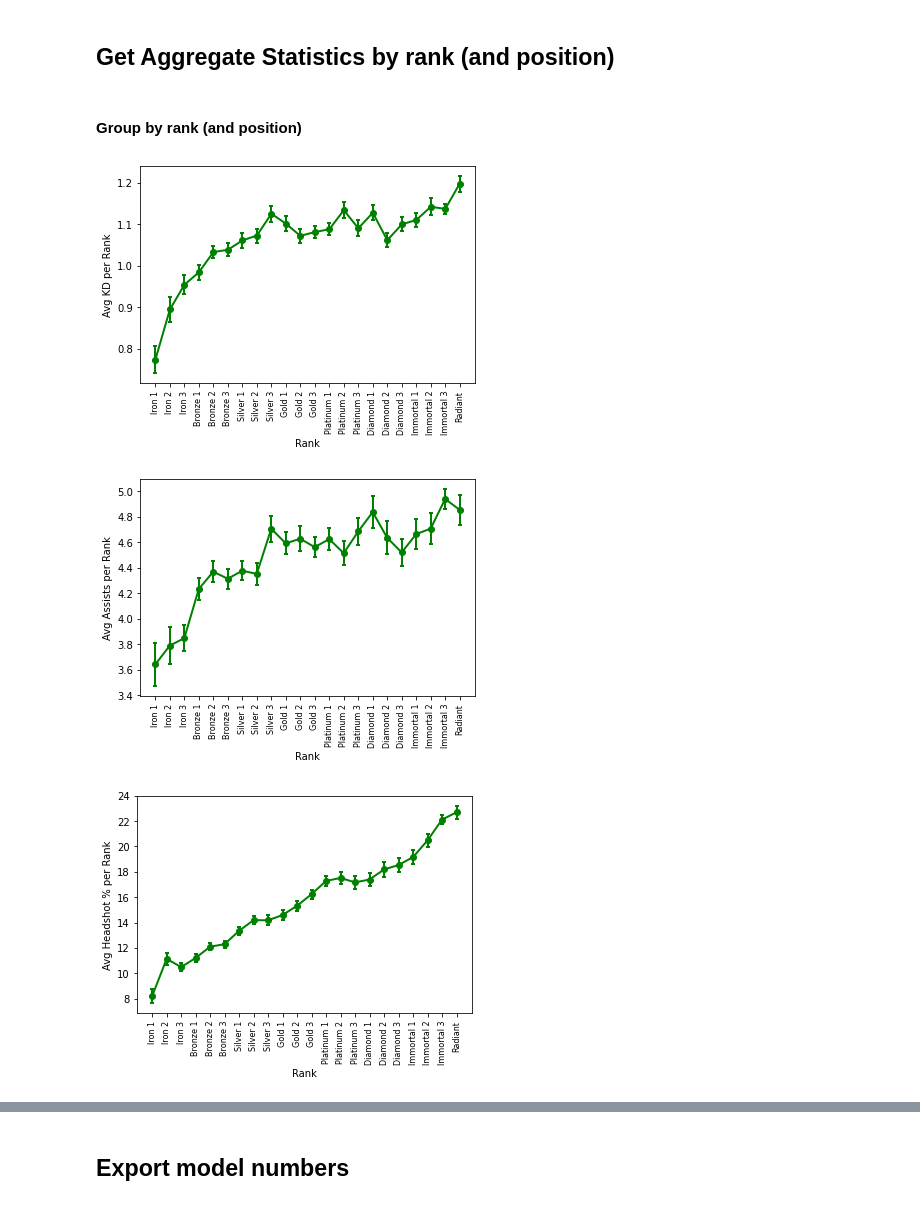
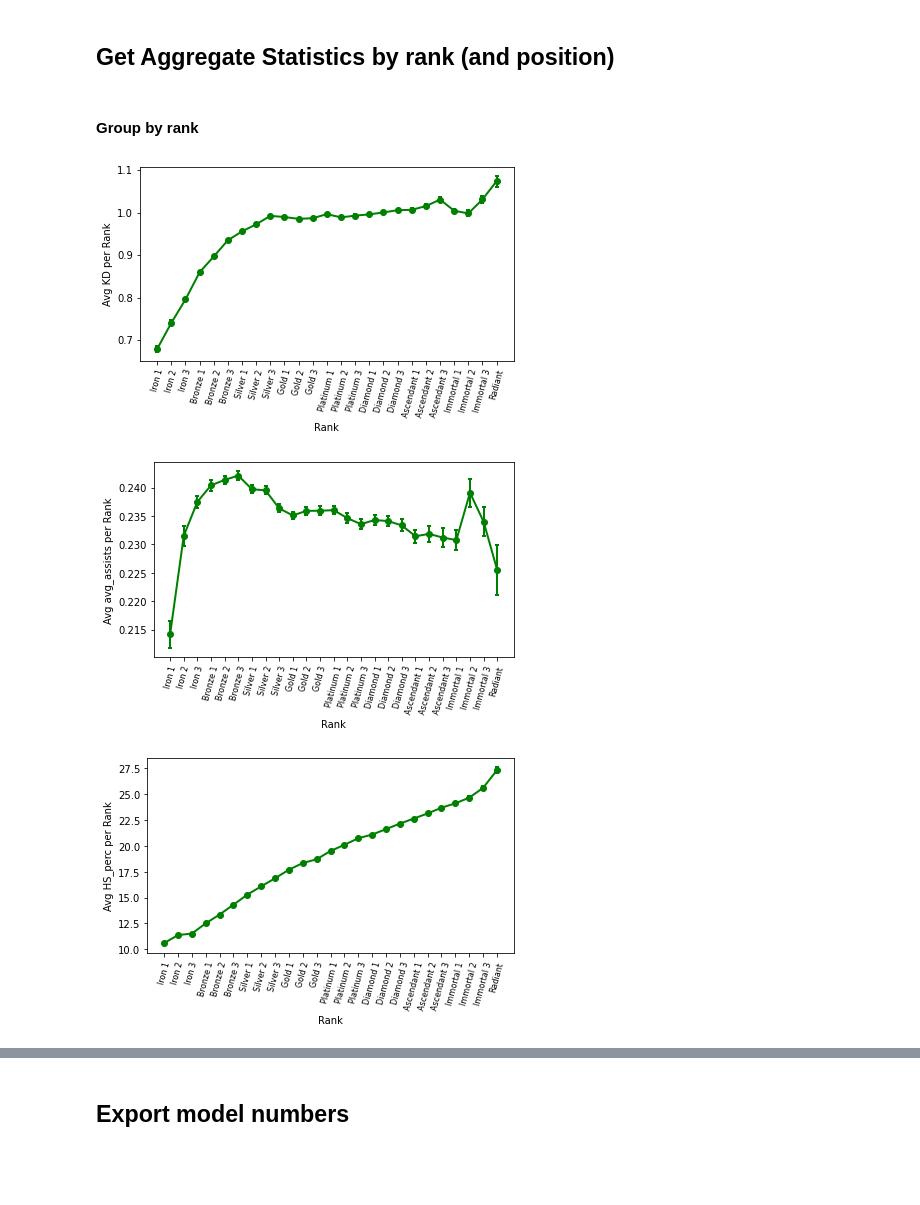
Before and after one commit to cgrant093/Valorant-Data-Project, a Jupyter notebook: feature_study.ipynb, the cells around one changed output, grey strips where cells are left out. Saved outputs shown, nothing was run; the diff lists cells and outputs as text; code cells hidden in the pictures; blank space fills up the shorter version.

```diff
--- a/feature_study.ipynb
+++ b/feature_study.ipynb
@@ -84,29 +50,21 @@ df.tail()
 # %% [markdown]
 ## Get Aggregate Statistics by rank (and position)
 # %% [markdown]
-#### Group by rank (and position)
+#### Group by rank
-# %%
-def plot_avg_value(stat, group, x, y):
-    plt.errorbar(x, y['mean'][stat], y['sem'][stat], fmt='go-',
-                 ecolor='g', lw=2, capsize=2, capthick=2)
-
-    plt.xticks(rank_order, rotation='vertical', size=8)
-    plt.ylabel(f'Avg {stat} per {group}')
-    plt.xlabel('Rank')
-    plt.savefig(f'{plot_path}{stat}_rank.png')
-    plt.show()
 # %%
+df = pd.read_csv(f'{data_path}cleaned_total_list.csv')
+
 ranked_df = get_ranked_df(df)
 # %%
-plot_avg_value('KD', 'Rank', rank_order, ranked_df)
+plot_avg_value('KD', 'Rank', ranked_df, plot_path)
 # %% [output]
-[figure, old version]
+[figure, new version]
 # %%
-plot_avg_value('Assists', 'Rank', rank_order, ranked_df)
+plot_avg_value('avg_assists', 'Rank', ranked_df, plot_path)
 # %% [output]
-[figure, old version]
+[figure, new version]
 # %%
-plot_avg_value('Headshot %', 'Rank', rank_order, ranked_df)
+plot_avg_value('HS_perc', 'Rank', ranked_df, plot_path)
 # %% [output]
-[figure, old version]
+[figure, new version]
 # %%
```
Also changed, not shown: parts of 40 cells of this notebook, 45 other files.
